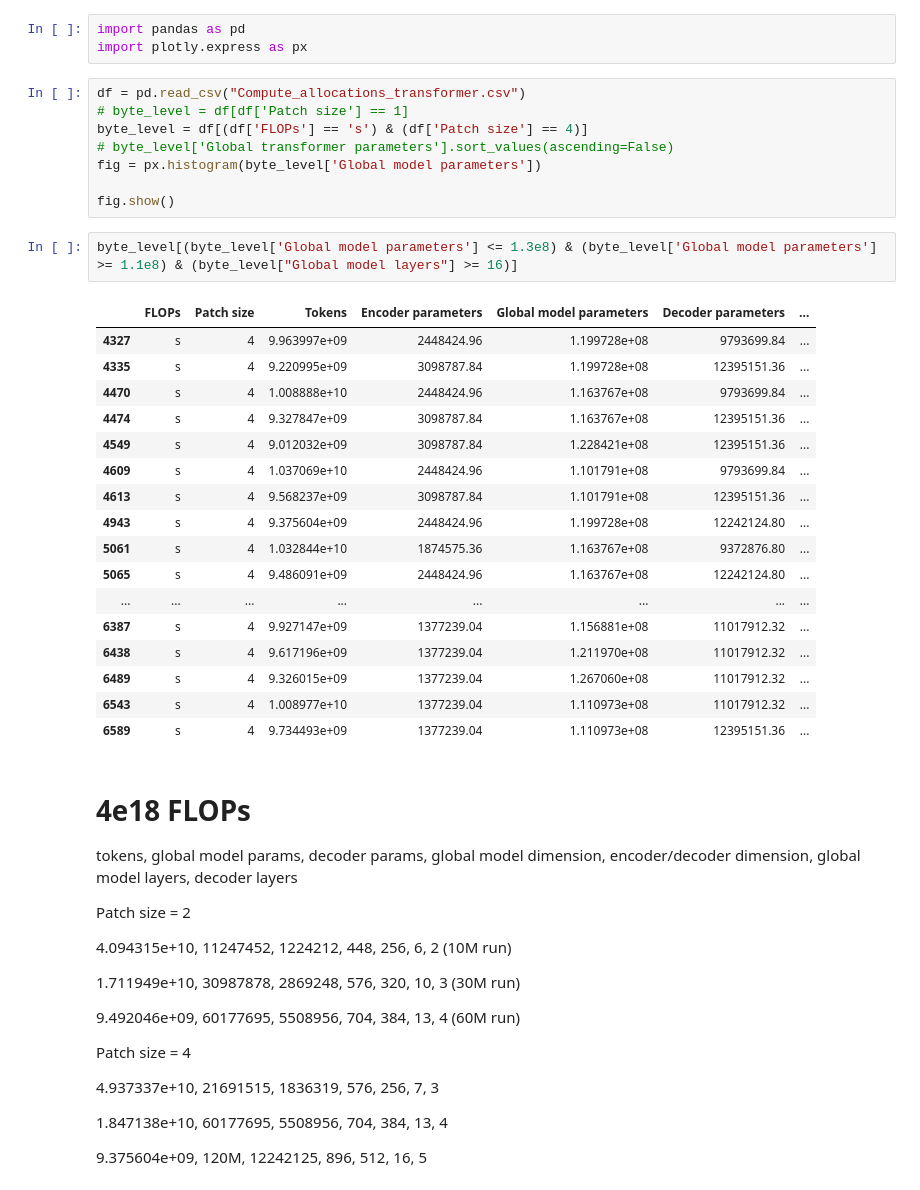
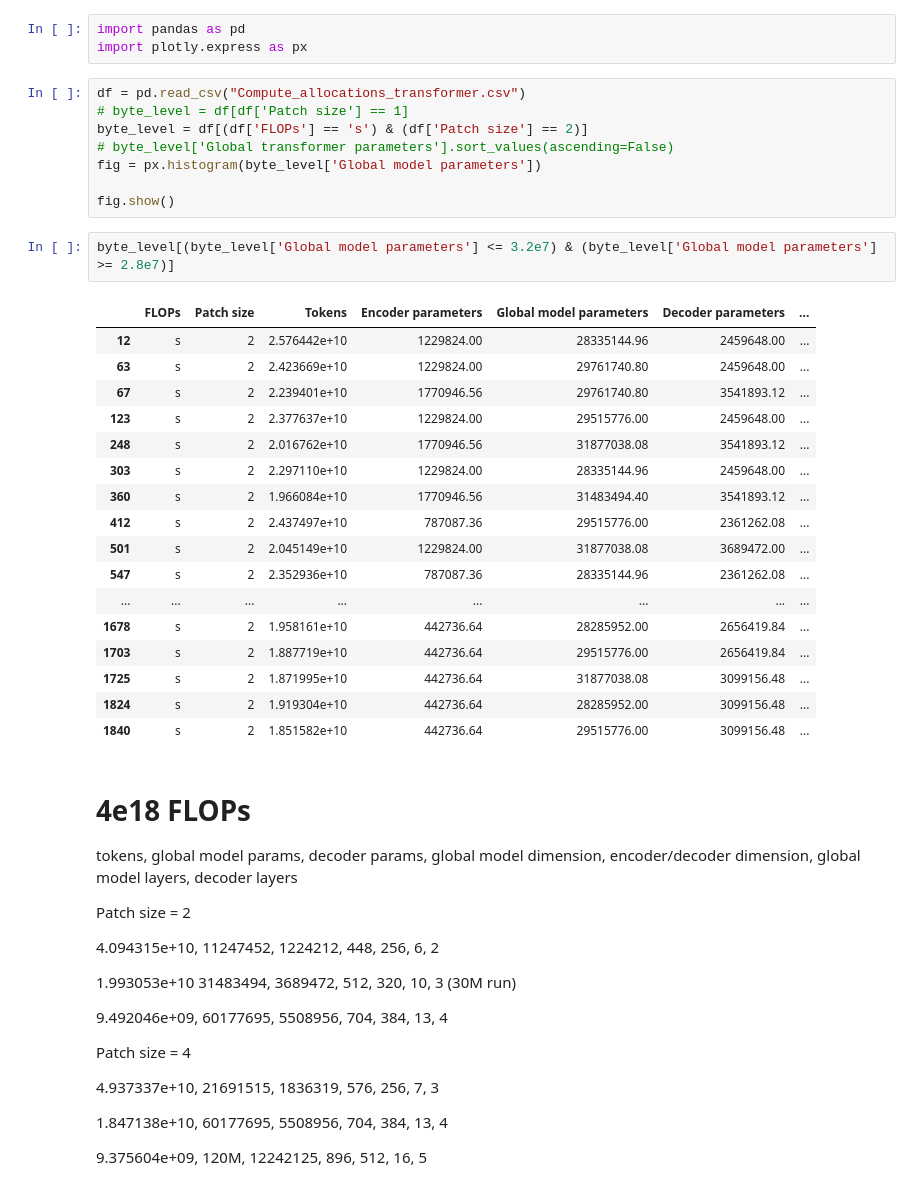
Before and after one commit to bowang-lab/dnaBLT, a Jupyter notebook: prune_runs_transformer.ipynb, the cells around one changed output. Drawn from its saved outputs; the diff is of its cells as text.

Commit message:
correct run parameter count

```diff
--- a/prune_runs_transformer.ipynb
+++ b/prune_runs_transformer.ipynb
@@ -4,31 +4,31 @@ import plotly.express as px
 # %%
 df = pd.read_csv("Compute_allocations_transformer.csv")
 # byte_level = df[df['Patch size'] == 1]
-byte_level = df[(df['FLOPs'] == 's') & (df['Patch size'] == 4)]
+byte_level = df[(df['FLOPs'] == 's') & (df['Patch size'] == 2)]
 # byte_level['Global transformer parameters'].sort_values(ascending=False)
 fig = px.histogram(byte_level['Global model parameters'])
 
 fig.show()
 # %%
-byte_level[(byte_level['Global model parameters'] <= 1.3e8) & (byte_level['Global model parameters'] >= 1.1e8) & (byte_level["Global model layers"] >= 16)]
+byte_level[(byte_level['Global model parameters'] <= 3.2e7) & (byte_level['Global model parameters'] >= 2.8e7)]
 # %% [output]
 |  | FLOPs | Patch size | Tokens | Encoder parameters | Global model parameters | Decoder parameters | ... |
-| 4327 | s | 4 | 9.963997e+09 | 2448424.96 | 1.199728e+08 | 9793699.84 | ... |
-| 4335 | s | 4 | 9.220995e+09 | 3098787.84 | 1.199728e+08 | 12395151.36 | ... |
-| 4470 | s | 4 | 1.008888e+10 | 2448424.96 | 1.163767e+08 | 9793699.84 | ... |
-| 4474 | s | 4 | 9.327847e+09 | 3098787.84 | 1.163767e+08 | 12395151.36 | ... |
-| 4549 | s | 4 | 9.012032e+09 | 3098787.84 | 1.228421e+08 | 12395151.36 | ... |
-| 4609 | s | 4 | 1.037069e+10 | 2448424.96 | 1.101791e+08 | 9793699.84 | ... |
-| 4613 | s | 4 | 9.568237e+09 | 3098787.84 | 1.101791e+08 | 12395151.36 | ... |
-| 4943 | s | 4 | 9.375604e+09 | 2448424.96 | 1.199728e+08 | 12242124.80 | ... |
-| 5061 | s | 4 | 1.032844e+10 | 1874575.36 | 1.163767e+08 | 9372876.80 | ... |
-| 5065 | s | 4 | 9.486091e+09 | 2448424.96 | 1.163767e+08 | 12242124.80 | ... |
+| 12 | s | 2 | 2.576442e+10 | 1229824.00 | 28335144.96 | 2459648.00 | ... |
+| 63 | s | 2 | 2.423669e+10 | 1229824.00 | 29761740.80 | 2459648.00 | ... |
+| 67 | s | 2 | 2.239401e+10 | 1770946.56 | 29761740.80 | 3541893.12 | ... |
+| 123 | s | 2 | 2.377637e+10 | 1229824.00 | 29515776.00 | 2459648.00 | ... |
+| 248 | s | 2 | 2.016762e+10 | 1770946.56 | 31877038.08 | 3541893.12 | ... |
+| 303 | s | 2 | 2.297110e+10 | 1229824.00 | 28335144.96 | 2459648.00 | ... |
+| 360 | s | 2 | 1.966084e+10 | 1770946.56 | 31483494.40 | 3541893.12 | ... |
+| 412 | s | 2 | 2.437497e+10 | 787087.36 | 29515776.00 | 2361262.08 | ... |
+| 501 | s | 2 | 2.045149e+10 | 1229824.00 | 31877038.08 | 3689472.00 | ... |
+| 547 | s | 2 | 2.352936e+10 | 787087.36 | 28335144.96 | 2361262.08 | ... |
 | ... | ... | ... | ... | ... | ... | ... | ... |
-| 6387 | s | 4 | 9.927147e+09 | 1377239.04 | 1.156881e+08 | 11017912.32 | ... |
-| 6438 | s | 4 | 9.617196e+09 | 1377239.04 | 1.211970e+08 | 11017912.32 | ... |
-| 6489 | s | 4 | 9.326015e+09 | 1377239.04 | 1.267060e+08 | 11017912.32 | ... |
-| 6543 | s | 4 | 1.008977e+10 | 1377239.04 | 1.110973e+08 | 11017912.32 | ... |
-| 6589 | s | 4 | 9.734493e+09 | 1377239.04 | 1.110973e+08 | 12395151.36 | ... |
+| 1678 | s | 2 | 1.958161e+10 | 442736.64 | 28285952.00 | 2656419.84 | ... |
+| 1703 | s | 2 | 1.887719e+10 | 442736.64 | 29515776.00 | 2656419.84 | ... |
+| 1725 | s | 2 | 1.871995e+10 | 442736.64 | 31877038.08 | 3099156.48 | ... |
+| 1824 | s | 2 | 1.919304e+10 | 442736.64 | 28285952.00 | 3099156.48 | ... |
+| 1840 | s | 2 | 1.851582e+10 | 442736.64 | 29515776.00 | 3099156.48 | ... |
 # %% [markdown]
 4e18 FLOPs
 ===
@@ -37,11 +37,11 @@ tokens, global model params, decoder params, global model dimension, encoder/dec
 
 Patch size = 2
 
-4.094315e+10, 11247452,	1224212, 448, 256, 6, 2 (10M run)
+4.094315e+10, 11247452,	1224212, 448, 256, 6, 2
 
-1.711949e+10, 30987878,	2869248, 576, 320, 10, 3 (30M run)
+1.993053e+10 31483494, 3689472, 512, 320, 10, 3 (30M run)
 
-9.492046e+09, 60177695, 5508956, 704, 384, 13, 4 (60M run)
+9.492046e+09, 60177695, 5508956, 704, 384, 13, 4
 
 Patch size = 4
 
```
Also changed, not shown: 3 other files.
